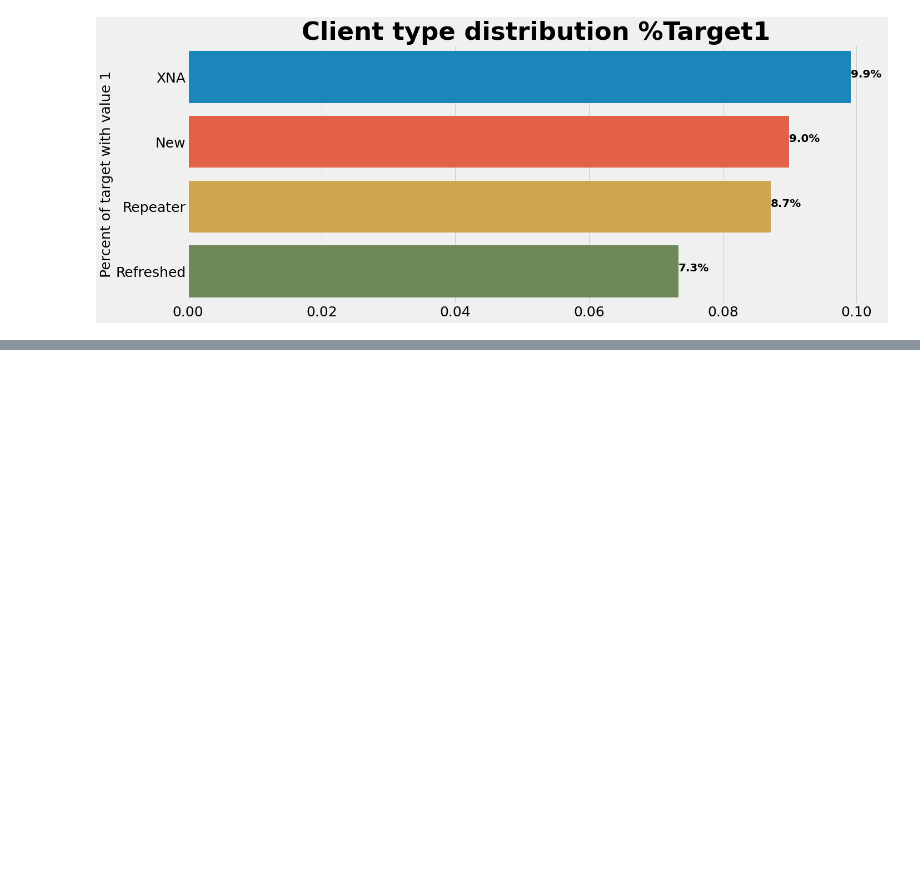
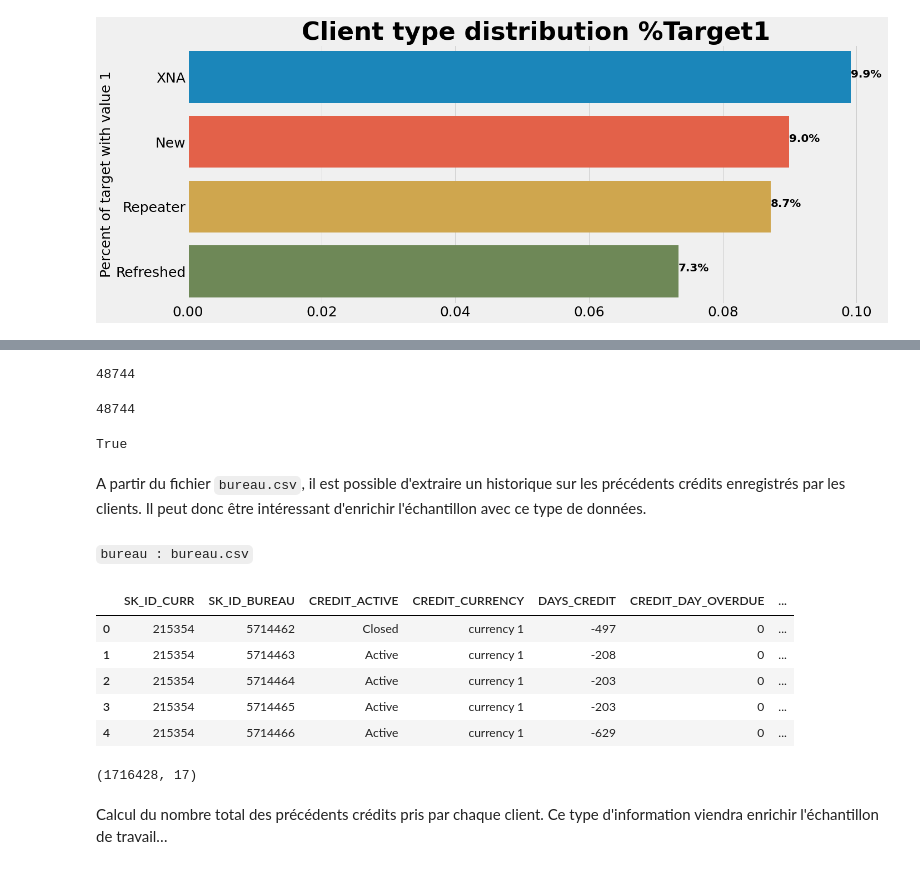
Before and after one commit to nalron/project_credit_scoring_model, a Jupyter notebook: p7_01_eda_notebook.ipynb, the cells around one changed output, grey strips where cells are left out. Saved outputs shown, nothing was run; the diff lists cells and outputs as text; code cells hidden in the pictures; blank space fills up the shorter version.

```diff
--- a/p7_01_eda_notebook.ipynb
+++ b/p7_01_eda_notebook.ipynb
@@ -823,0 +840,30 @@ plot_percent_target1(application_prev_train, 'NAME_CLIENT_TYPE',"Client type dis
+# %%
+#Now just in case, let's check if we've got it right
+data.TARGET.isna().sum()
+# %% [output]
+48744
+# %%
+sum(data.SK_ID_CURR[data.TARGET.isna()] == application_test.SK_ID_CURR) #all is good
+# %% [output]
+48744
+# %%
+sum(data.SK_ID_CURR.isin(application_test.SK_ID_CURR)) == len(application_test) #nothing else to prove
+# %% [output]
+True
+# %% [markdown]
+A partir du fichier ``bureau.csv``, il est possible d'extraire un historique sur les précédents crédits enregistrés par les clients. Il peut donc être intéressant d'enrichir l'échantillon avec ce type de données.
+# %% [markdown]
+``bureau : bureau.csv``
+# %%
+display(bureau.head())
+display(bureau.shape)
+# %% [output]
+|  | SK_ID_CURR | SK_ID_BUREAU | CREDIT_ACTIVE | CREDIT_CURRENCY | DAYS_CREDIT | CREDIT_DAY_OVERDUE | ... |
+| 0 | 215354 | 5714462 | Closed | currency 1 | -497 | 0 | ... |
+| 1 | 215354 | 5714463 | Active | currency 1 | -208 | 0 | ... |
+| 2 | 215354 | 5714464 | Active | currency 1 | -203 | 0 | ... |
+| 3 | 215354 | 5714465 | Active | currency 1 | -203 | 0 | ... |
+| 4 | 215354 | 5714466 | Active | currency 1 | -629 | 0 | ... |
+(1716428, 17)
+# %% [markdown]
+Calcul du nombre total des précédents crédits pris par chaque client. Ce type d'information viendra enrichir l'échantillon de travail…
```
Also changed, not shown: parts of 43 cells of this notebook.
